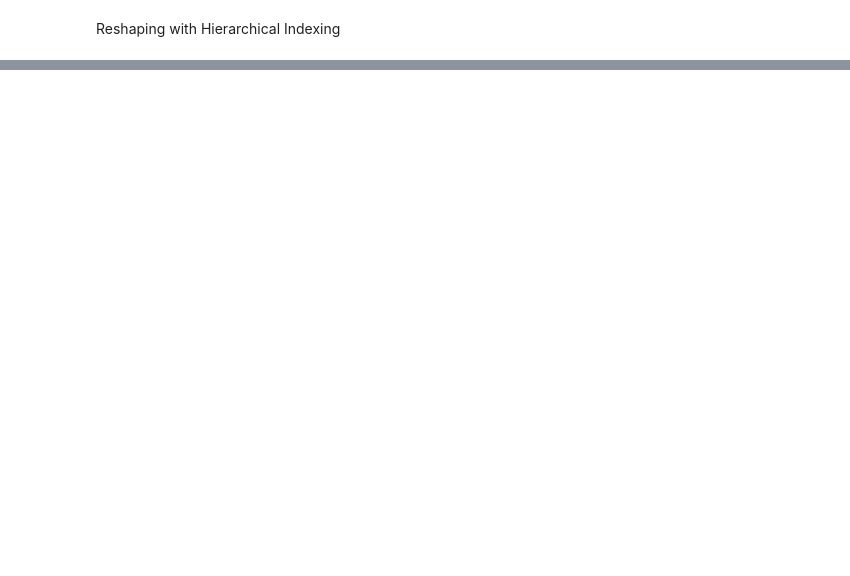
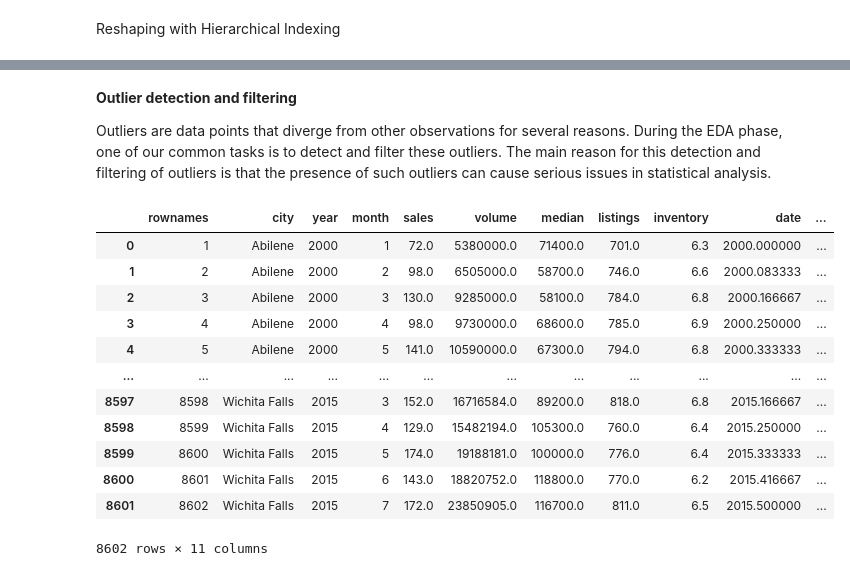
Before and after one commit to Abiramibeeyou/Exploratory-Data-Analysis, a Jupyter notebook: module2.ipynb, the cells around one changed output, grey strips where cells are left out. Drawn from its saved outputs; the diff is of its cells as text; code cells hidden in the pictures; blank space fills up the shorter version.

```diff
--- a/module2.ipynb
+++ b/module2.ipynb
@@ -78,0 +722,24 @@ ValueError: cannot reshape array of size 94622 into shape (3,5)
+# %% [markdown]
+**Outlier detection and filtering**
+
+Outliers are data points that diverge from other observations for several reasons.
+During the EDA phase, one of our common tasks is to detect and filter these outliers.
+The main reason for this detection and filtering of outliers is that the presence of such outliers can cause serious issues in statistical analysis.
+# %%
+#suppose we want to calculate the total price based on the Sales and the Volume.
+df['TotalPrice'] = df['sales'] * df['listings']
+df
+# %% [output]
+|  | rownames | city | year | month | sales | volume | median | listings | inventory | date | ... |
+| 0 | 1 | Abilene | 2000 | 1 | 72.0 | 5380000.0 | 71400.0 | 701.0 | 6.3 | 2000.000000 | ... |
+| 1 | 2 | Abilene | 2000 | 2 | 98.0 | 6505000.0 | 58700.0 | 746.0 | 6.6 | 2000.083333 | ... |
+| 2 | 3 | Abilene | 2000 | 3 | 130.0 | 9285000.0 | 58100.0 | 784.0 | 6.8 | 2000.166667 | ... |
+| 3 | 4 | Abilene | 2000 | 4 | 98.0 | 9730000.0 | 68600.0 | 785.0 | 6.9 | 2000.250000 | ... |
+| 4 | 5 | Abilene | 2000 | 5 | 141.0 | 10590000.0 | 67300.0 | 794.0 | 6.8 | 2000.333333 | ... |
+| ... | ... | ... | ... | ... | ... | ... | ... | ... | ... | ... | ... |
+| 8597 | 8598 | Wichita Falls | 2015 | 3 | 152.0 | 16716584.0 | 89200.0 | 818.0 | 6.8 | 2015.166667 | ... |
+| 8598 | 8599 | Wichita Falls | 2015 | 4 | 129.0 | 15482194.0 | 105300.0 | 760.0 | 6.4 | 2015.250000 | ... |
+| 8599 | 8600 | Wichita Falls | 2015 | 5 | 174.0 | 19188181.0 | 100000.0 | 776.0 | 6.4 | 2015.333333 | ... |
+| 8600 | 8601 | Wichita Falls | 2015 | 6 | 143.0 | 18820752.0 | 118800.0 | 770.0 | 6.2 | 2015.416667 | ... |
+| 8601 | 8602 | Wichita Falls | 2015 | 7 | 172.0 | 23850905.0 | 116700.0 | 811.0 | 6.5 | 2015.500000 | ... |
+8602 rows × 11 columns
```
Also changed, not shown: parts of 51 cells of this notebook.
